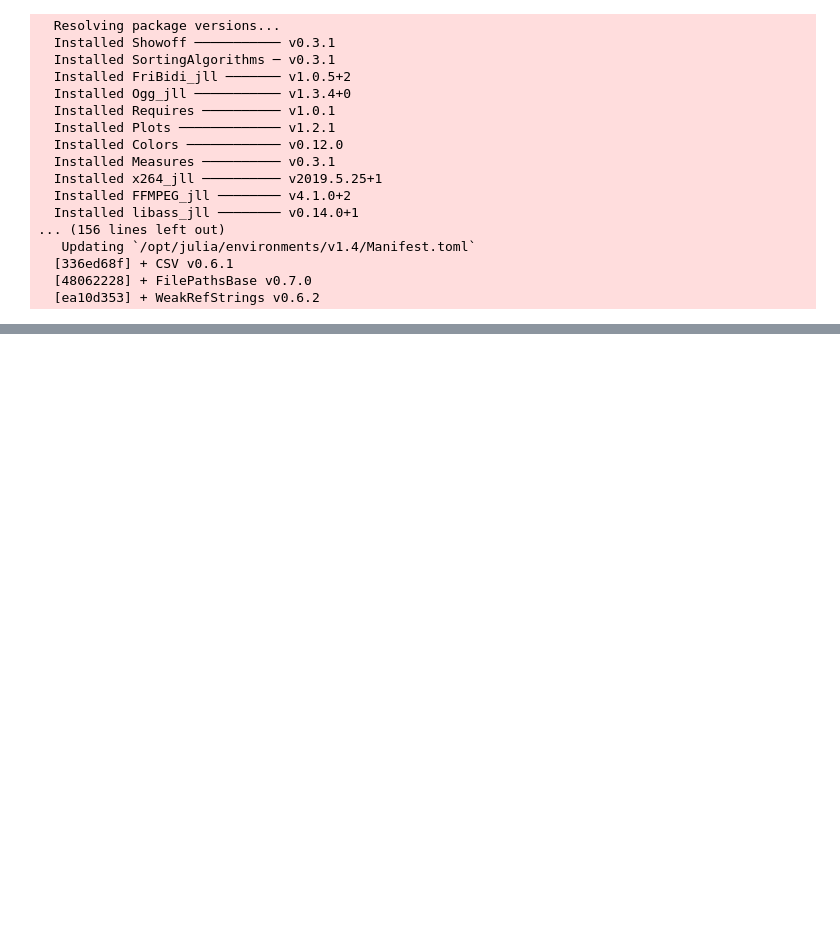
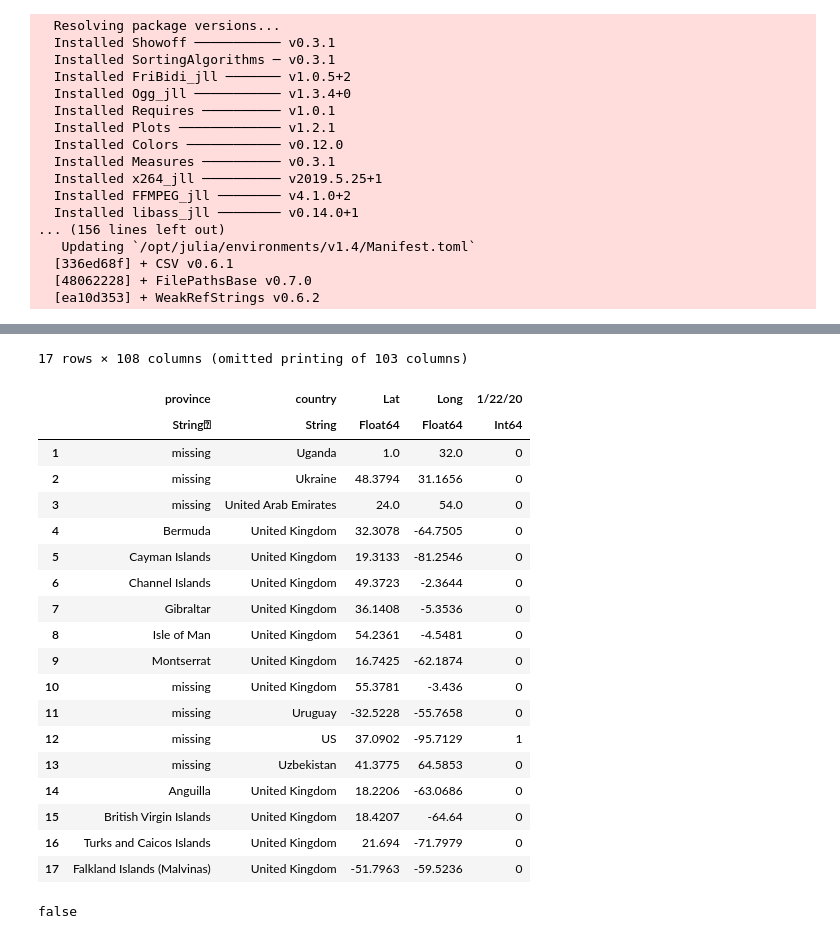
Before and after one commit to tsucchi324/Julia, a Jupyter notebook: section1.ipynb, the cells around one changed output, grey strips where cells are left out. Cells and saved outputs as stored; diff of their text form; code cells hidden in the pictures; blank space fills up the shorter version.

```diff
--- a/section1.ipynb
+++ b/section1.ipynb
@@ -26,0 +156,2 @@ Pkg.add("CSV")
+# %%
+data = CSV.read("covid_data.csv");
@@ -26,0 +366,2 @@ Pkg.add("CSV")
+# %%
+countries = collect(data[:, 2])
@@ -26,0 +390,2 @@ Pkg.add("CSV")
+# %%
+U_countries = [startswith(country, "U") for country in countries]
@@ -26,0 +410,27 @@ Pkg.add("CSV")
+# %%
+data[U_countries, :]
+# %% [output]
+17 rows × 108 columns (omitted printing of 103 columns)
+|  | province | country | Lat | Long | 1/22/20 |
+|  | String⍰ | String | Float64 | Float64 | Int64 |
+| 1 | missing | Uganda | 1.0 | 32.0 | 0 |
+| 2 | missing | Ukraine | 48.3794 | 31.1656 | 0 |
+| 3 | missing | United Arab Emirates | 24.0 | 54.0 | 0 |
+| 4 | Bermuda | United Kingdom | 32.3078 | -64.7505 | 0 |
+| 5 | Cayman Islands | United Kingdom | 19.3133 | -81.2546 | 0 |
+| 6 | Channel Islands | United Kingdom | 49.3723 | -2.3644 | 0 |
+| 7 | Gibraltar | United Kingdom | 36.1408 | -5.3536 | 0 |
+| 8 | Isle of Man | United Kingdom | 54.2361 | -4.5481 | 0 |
+| 9 | Montserrat | United Kingdom | 16.7425 | -62.1874 | 0 |
+| 10 | missing | United Kingdom | 55.3781 | -3.436 | 0 |
+| 11 | missing | Uruguay | -32.5228 | -55.7658 | 0 |
+| 12 | missing | US | 37.0902 | -95.7129 | 1 |
+| 13 | missing | Uzbekistan | 41.3775 | 64.5853 | 0 |
+| 14 | Anguilla | United Kingdom | 18.2206 | -63.0686 | 0 |
+| 15 | British Virgin Islands | United Kingdom | 18.4207 | -64.64 | 0 |
+| 16 | Turks and Caicos Islands | United Kingdom | 21.694 | -71.7979 | 0 |
+| 17 | Falkland Islands (Malvinas) | United Kingdom | -51.7963 | -59.5236 | 0 |
+# %%
+countries == "US"
+# %% [output]
+false
```
Also changed, not shown: parts of 57 cells of this notebook.
